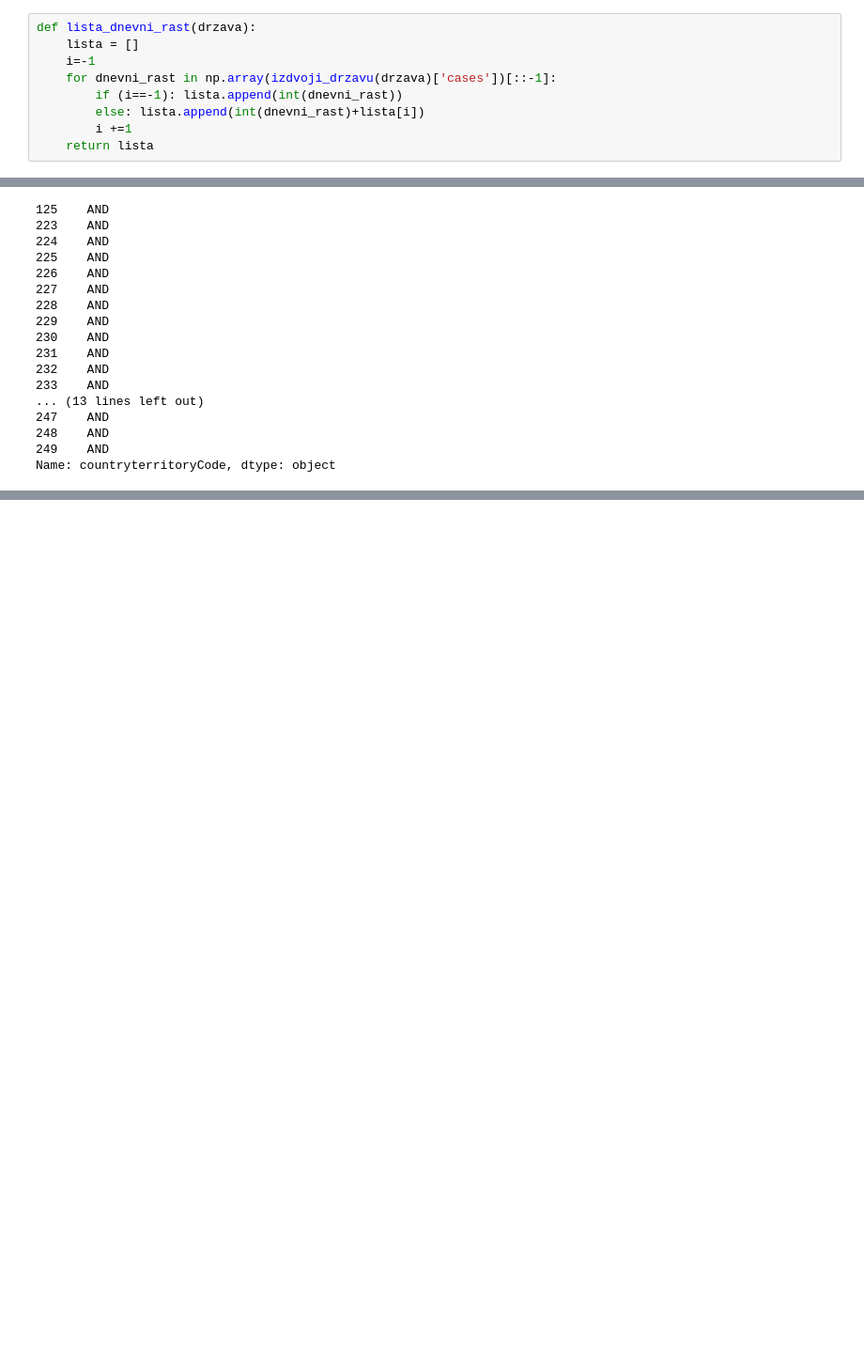
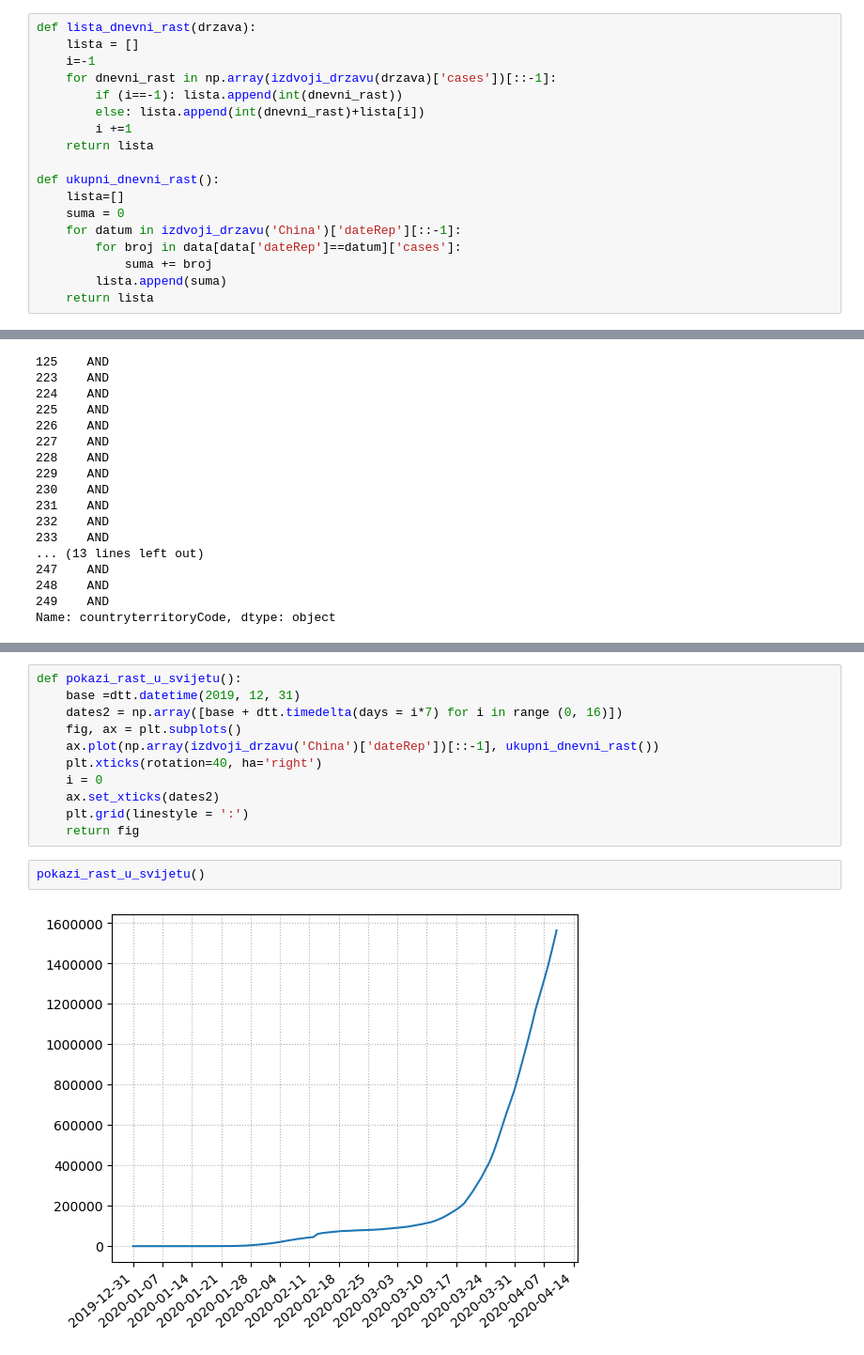
Before and after one commit to dominikmik195/mat_soft, a Jupyter notebook: corona.ipynb, the cells around one changed output, grey strips where cells are left out. Shown at 94% size. Cells and saved outputs as stored; diff of their text form; blank space fills up the shorter version.

```diff
--- a/corona.ipynb
+++ b/corona.ipynb
@@ -542,3 +542,12 @@ def lista_dnevni_rast(drzava):
         else: lista.append(int(dnevni_rast)+lista[i])
         i +=1
     return lista
+
+def ukupni_dnevni_rast():
+    lista=[]
+    suma = 0
+    for datum in izdvoji_drzavu('China')['dateRep'][::-1]:
+        for broj in data[data['dateRep']==datum]['cases']:
+            suma += broj
+        lista.append(suma)
+    return lista
@@ -599,0 +664,15 @@ Name: countryterritoryCode, dtype: object
+# %%
+def pokazi_rast_u_svijetu():
+    base =dtt.datetime(2019, 12, 31)
+    dates2 = np.array([base + dtt.timedelta(days = i*7) for i in range (0, 16)])
+    fig, ax = plt.subplots()
+    ax.plot(np.array(izdvoji_drzavu('China')['dateRep'])[::-1], ukupni_dnevni_rast())
+    plt.xticks(rotation=40, ha='right')
+    i = 0
+    ax.set_xticks(dates2)
+    plt.grid(linestyle = ':')
+    return fig
+# %%
+pokazi_rast_u_svijetu()
+# %% [output]
+[figure, added]
```
Also changed, not shown: parts of 10 cells of this notebook, 3 other files.
